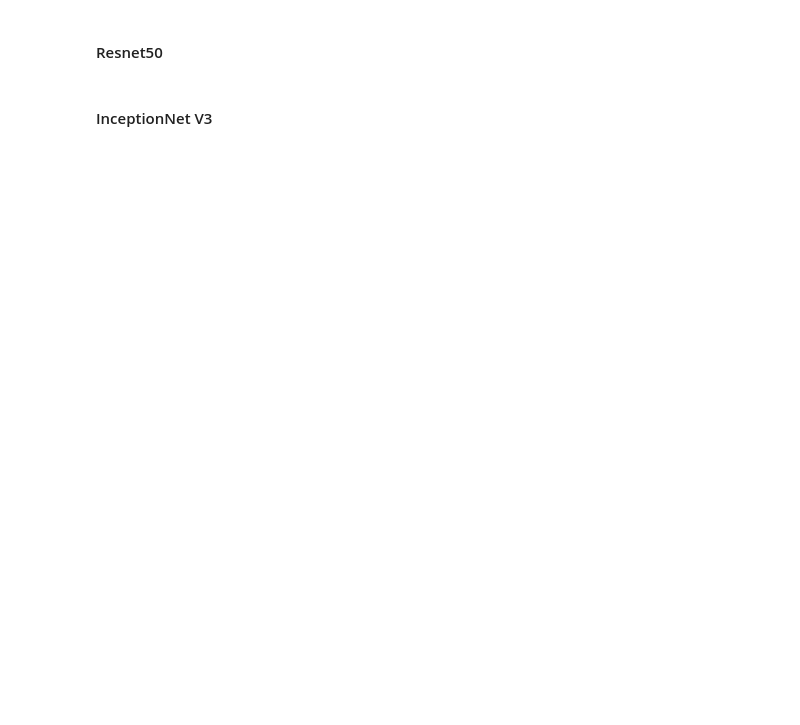
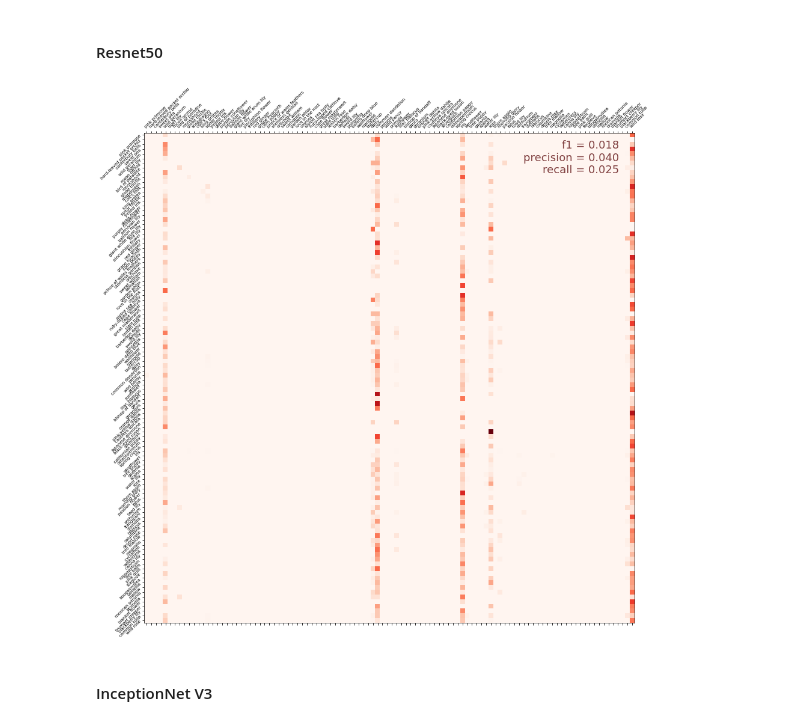
Before and after one commit to krsim/CapstoneTwo, a Jupyter notebook: flowerclassifier.ipynb, the cells around one changed output. Drawn from its saved outputs; the diff is of its cells as text; code cells hidden in the pictures; blank space fills up the shorter version.

```diff
--- a/flowerclassifier.ipynb
+++ b/flowerclassifier.ipynb
@@ -809,22 +809,24 @@ resnet_cmat = (resnet_cmat.T / resnet_cmat.sum(axis=1)).T # normalize
 # %%
 resnet_f1_score = f1_score(
     cm_correct_labels,
     resnet_cm_predictions,
     labels=labels,
     average='macro',
 )
 resnet_precision = precision_score(
     cm_correct_labels,
     resnet_cm_predictions,
     labels=labels,
     average='macro',
 )
 resnet_recall = recall_score(
     cm_correct_labels,
     resnet_cm_predictions,
     labels=labels,
     average='macro',
 )
-display_confusion_matrix(resnet_cmat, resnet_score, resnet_precision, resnet_recall)
+display_confusion_matrix(resnet_cmat, resnet_f1_score, resnet_precision, resnet_recall)
+# %% [output]
+[figure, added]
 # %% [markdown]
 #### InceptionNet V3 <a name="inceptionmatrix">
```
Also changed, not shown: parts of 24 cells of this notebook.
